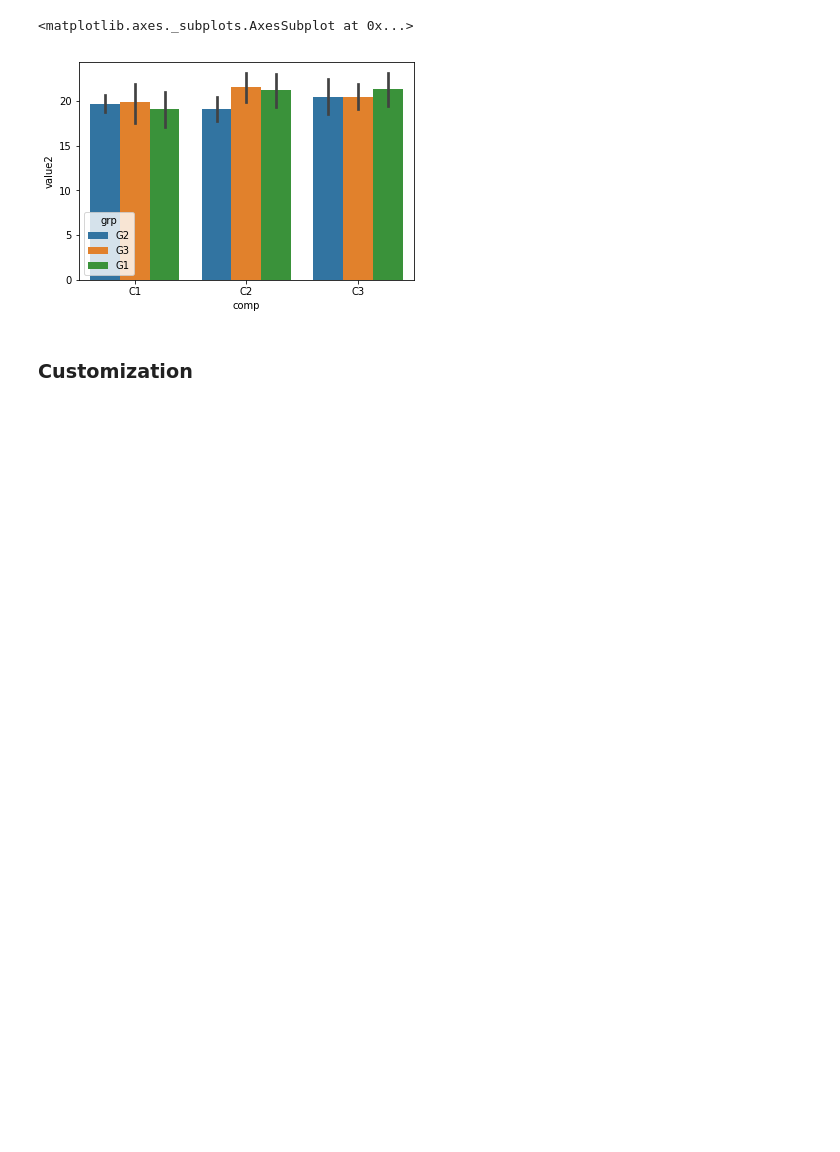
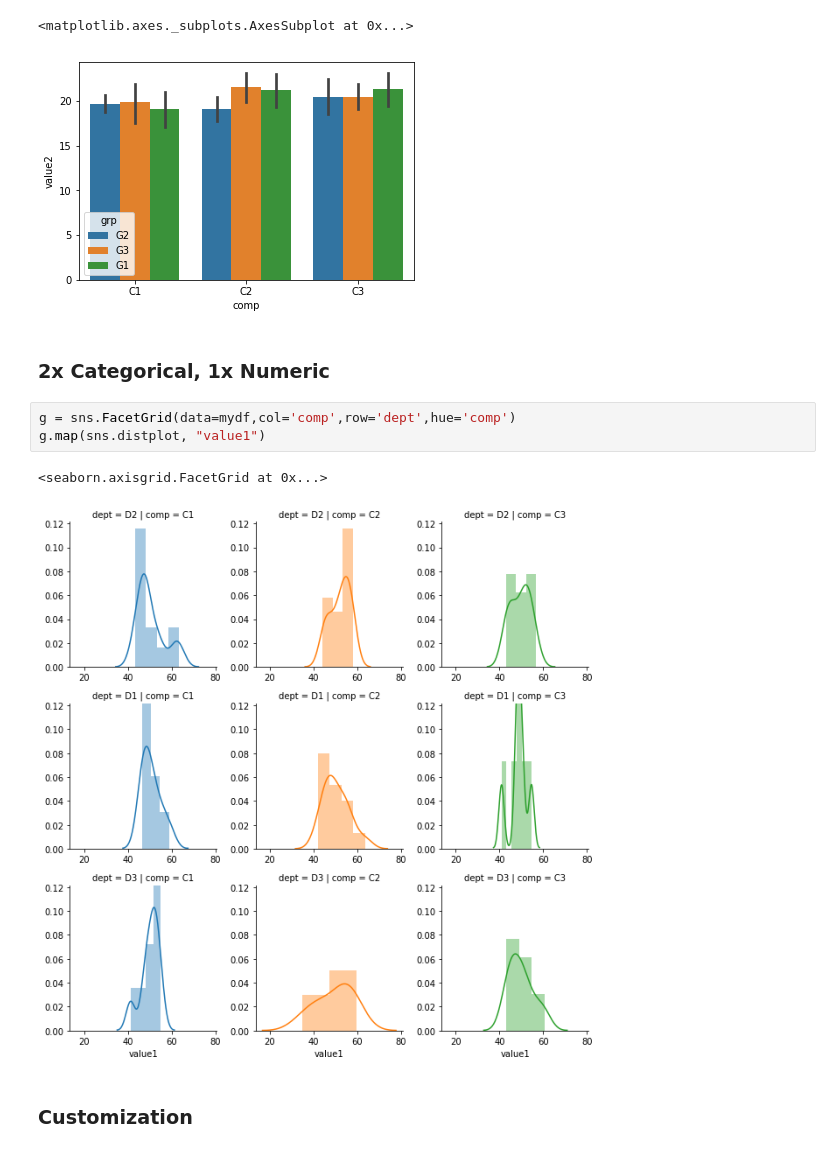
Before and after one commit to yongks/python_book, a Jupyter notebook: 03-matplotlib.ipynb, the cells around one changed output. Saved outputs shown, nothing was run; the diff lists cells and outputs as text; blank space fills up the shorter version.

```diff
--- a/03-matplotlib.ipynb
+++ b/03-matplotlib.ipynb
@@ -418,6 +449,14 @@ sns.barplot(x='comp',y='value2', hue='grp',data=mydf)
 # %% [output]
 <matplotlib.axes._subplots.AxesSubplot at 0x...>
 [figure]
+# %% [markdown]
+### 2x Categorical, 1x Numeric
+# %%
+g = sns.FacetGrid(data=mydf,col='comp',row='dept',hue='comp')
+g.map(sns.distplot, "value1")
+# %% [output]
+<seaborn.axisgrid.FacetGrid at 0x...>
+[figure, added]
 # %% [markdown]
 ### Customization
 # %% [markdown]
```
Also changed, not shown: parts of 24 cells of this notebook, 52 other files.
